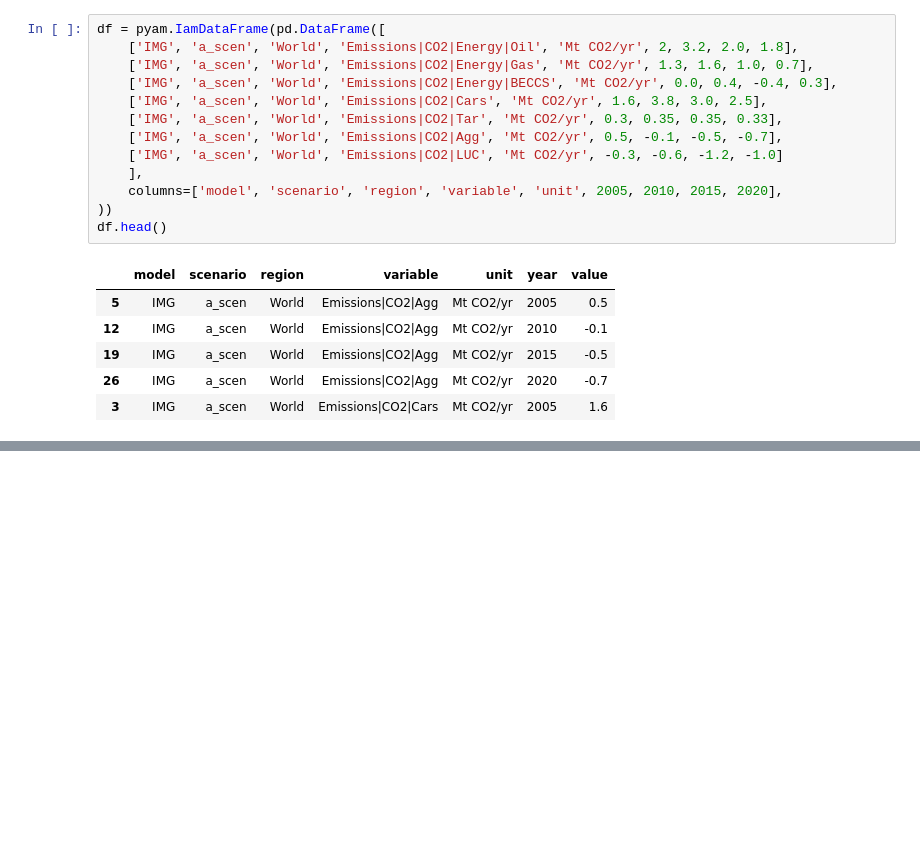
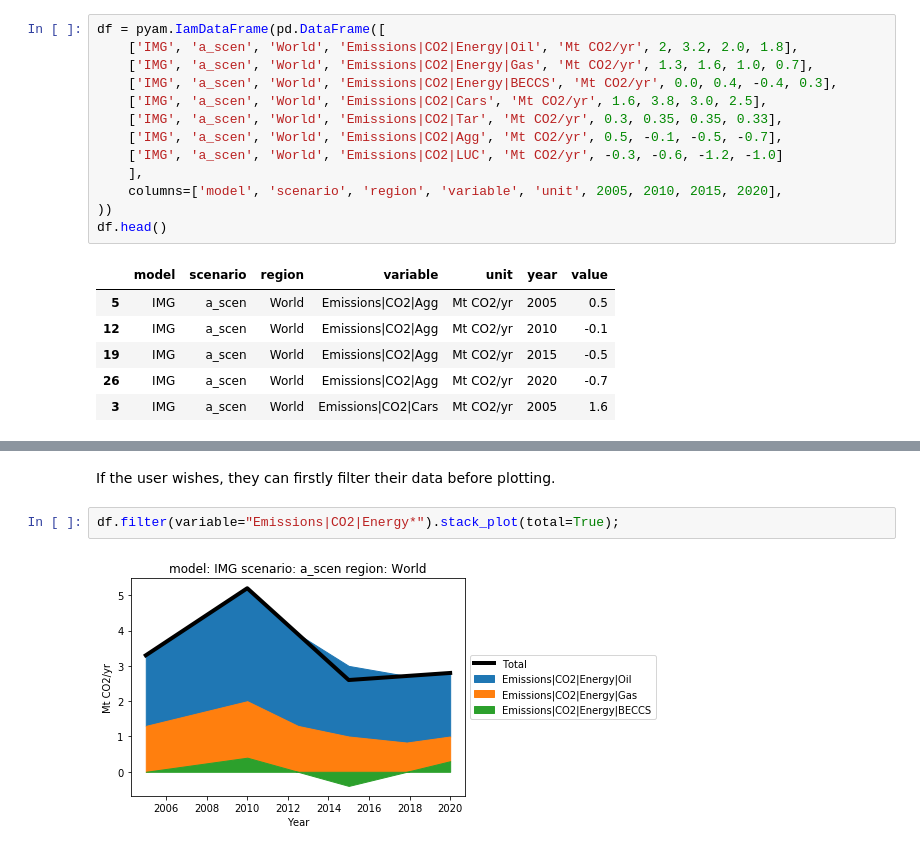
Before and after one commit to IAMconsortium/pyam, a Jupyter notebook: doc/source/tutorials/plot_aggregated_variables.ipynb, the cells around one changed output, grey strips where cells are left out. Saved outputs shown, nothing was run; the diff lists cells and outputs as text; blank space fills up the shorter version.

```diff
--- a/doc/source/tutorials/plot_aggregated_variables.ipynb
+++ b/doc/source/tutorials/plot_aggregated_variables.ipynb
@@ -255,0 +56,6 @@ plt.savefig('stack_plot_total_negative_emissions.png')
+# %% [markdown]
+If the user wishes, they can firstly filter their data before plotting.
+# %%
+df.filter(variable="Emissions|CO2|Energy*").stack_plot(total=True);
+# %% [output]
+[figure, added]
```
Also changed, not shown: parts of 29 cells of this notebook, 4 other files.
